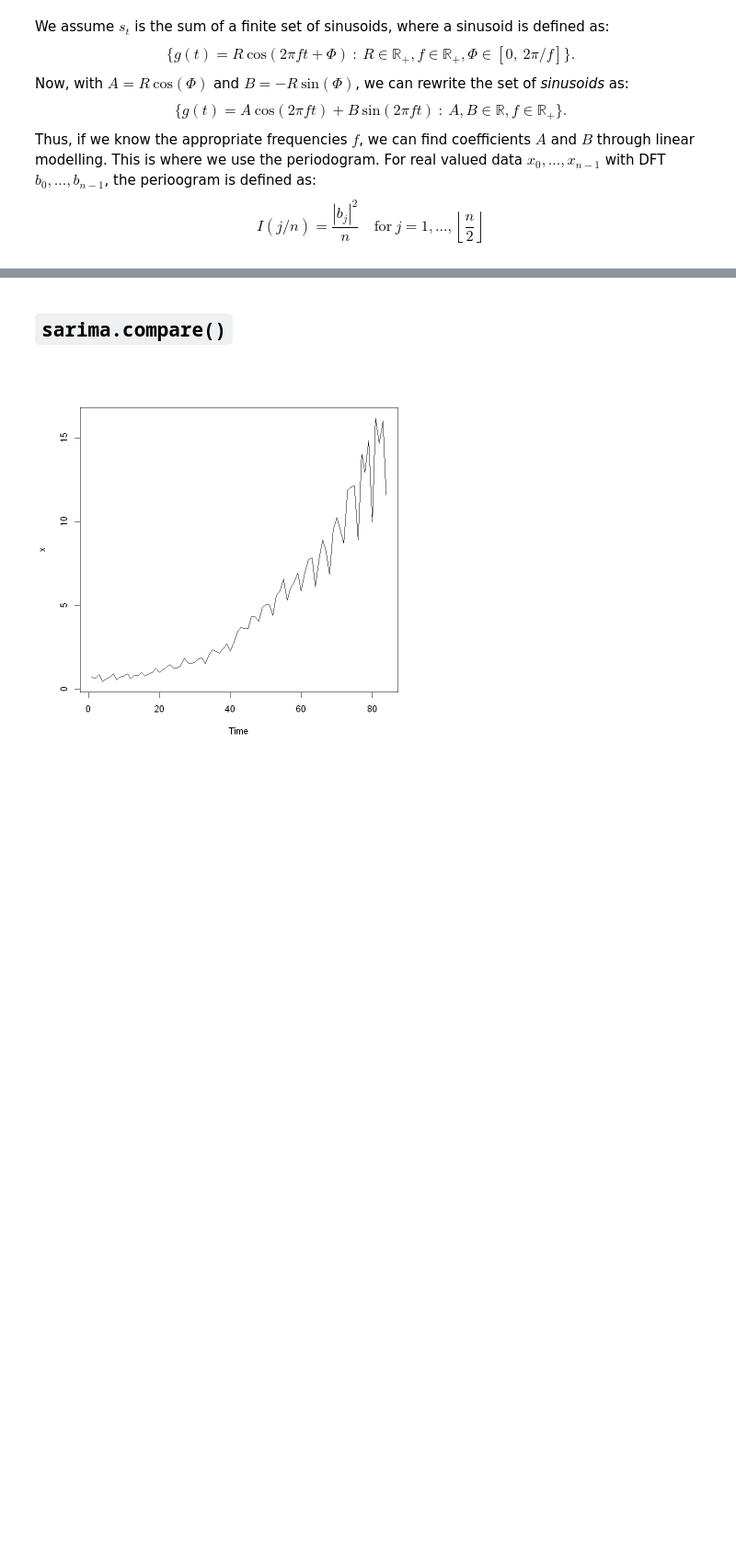
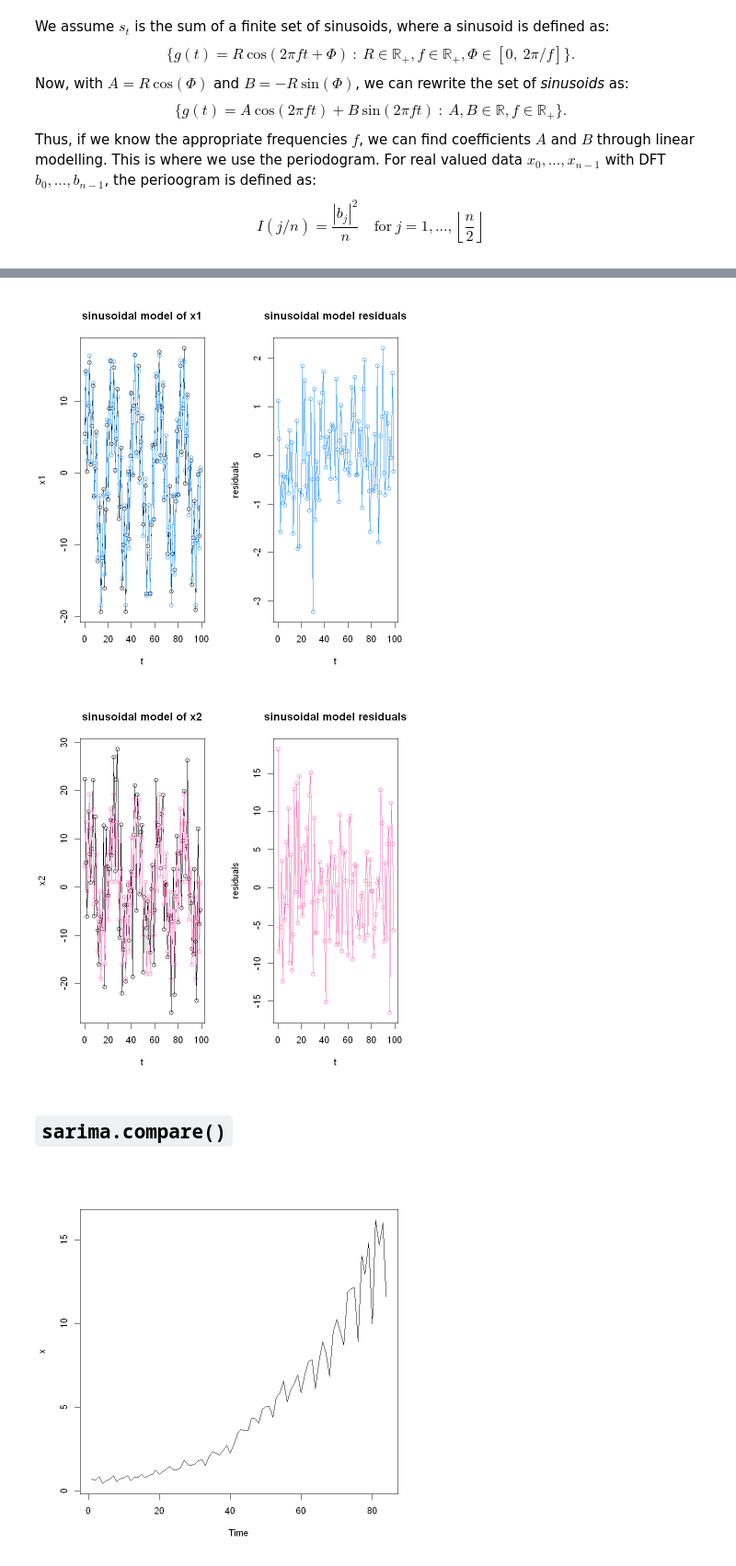
Before and after one commit to connoryen/ethanstools, a Jupyter notebook: demo.ipynb, the cells around one changed output, grey strips where cells are left out. Shown at 92% size. Cells and saved outputs as stored; diff of their text form; code cells hidden in the pictures; blank space fills up the shorter version.

Commit message:
added section on how to model sinusoidal trends

```diff
--- a/demo.ipynb
+++ b/demo.ipynb
@@ -61,3 +49,44 @@ x1_pgram <- pgram(x1)
+# %%
+# observed frequencies from the periodogram of x1:
+x1_f1 = 0.05
+x1_f2 = 0.1
+x1_f3 = 0.333333
+
+# observed frequencies from the periodogram of x2:
+x2_f1 = 0.05
+x2_f2 = 0.333333
+
+
+# construct sinusoidal models for x1 and x2 based off the observed periodogram frequencies
+m1 <- lm(x1 ~ sin(2*pi*x1_f1*t) + cos(2*pi*x1_f1*t) +
+              sin(2*pi*x1_f2*t) + cos(2*pi*x1_f2*t) +
+              sin(2*pi*x1_f3*t) + cos(2*pi*x1_f3*t))
+m2 <- lm(x2 ~ sin(2*pi*x2_f1*t) + cos(2*pi*x2_f1*t) +
+              sin(2*pi*x2_f2*t) + cos(2*pi*x2_f2*t))
+
+
+# x1 models for deterministic stationary -------------------
+par(mfrow = c(1, 2))
+# plot model fit
+plot(t, x1, type = 'o', main = 'sinusoidal model of x1')
+lines(t, m1$fitted.values, col = 'dodgerblue', type = 'o')
+
+# plot model residuals
+plot(t, m1$residuals, col = 'dodgerblue', type = 'o',
+     ylab = 'residuals', main = 'sinusoidal model residuals')
+
+# x2 models for deterministic stationary -------------------
+par(mfrow = c(1, 2))
+# plot model fit
+plot(t, x2, type = 'o', main = 'sinusoidal model of x2')
+lines(t, m2$fitted.values, col = 'hotpink', type = 'o')
+
+# plot model residuals
+plot(t, m2$residuals, col = 'hotpink', type = 'o',
+     ylab = 'residuals', main = 'sinusoidal model residuals')
+# %% [output]
+[figure, added]
+[figure, added]
 # %% [markdown]
 ## `sarima.compare()`
 # %%
```
Also changed, not shown: parts of 3 cells of this notebook.
